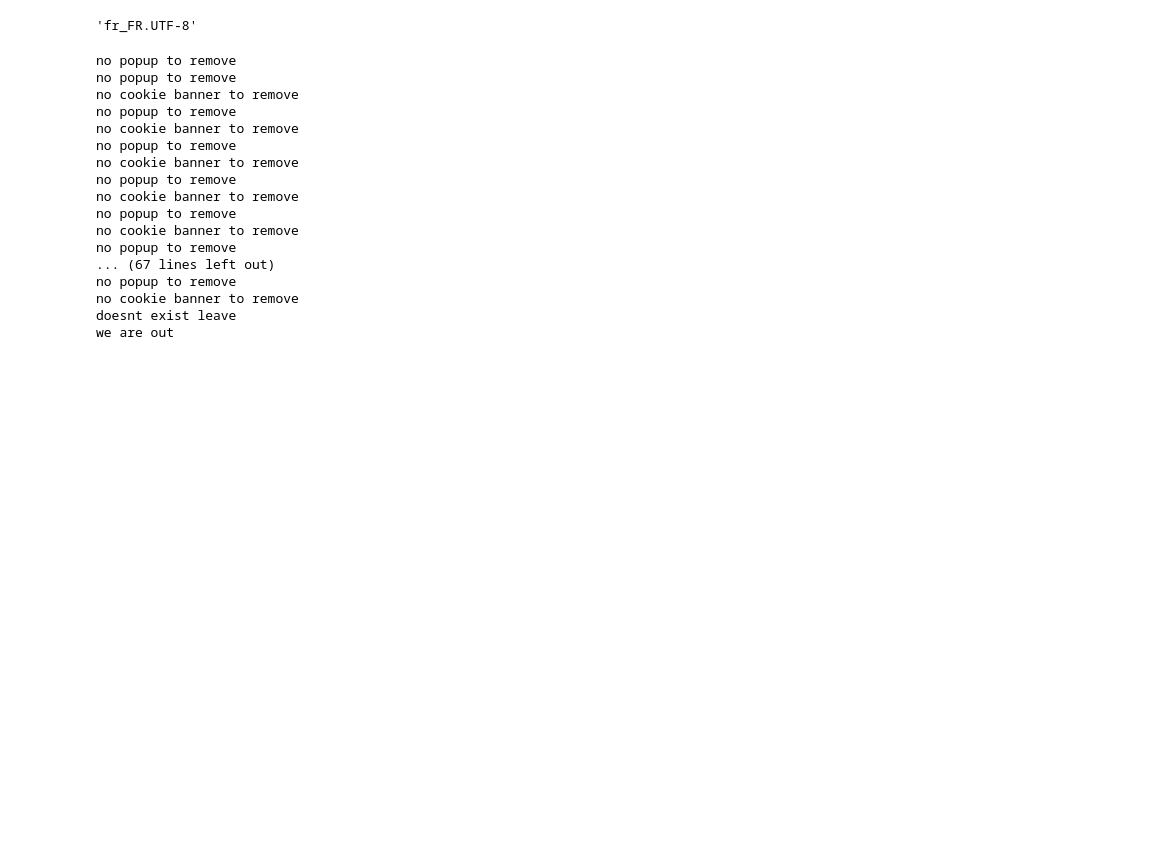
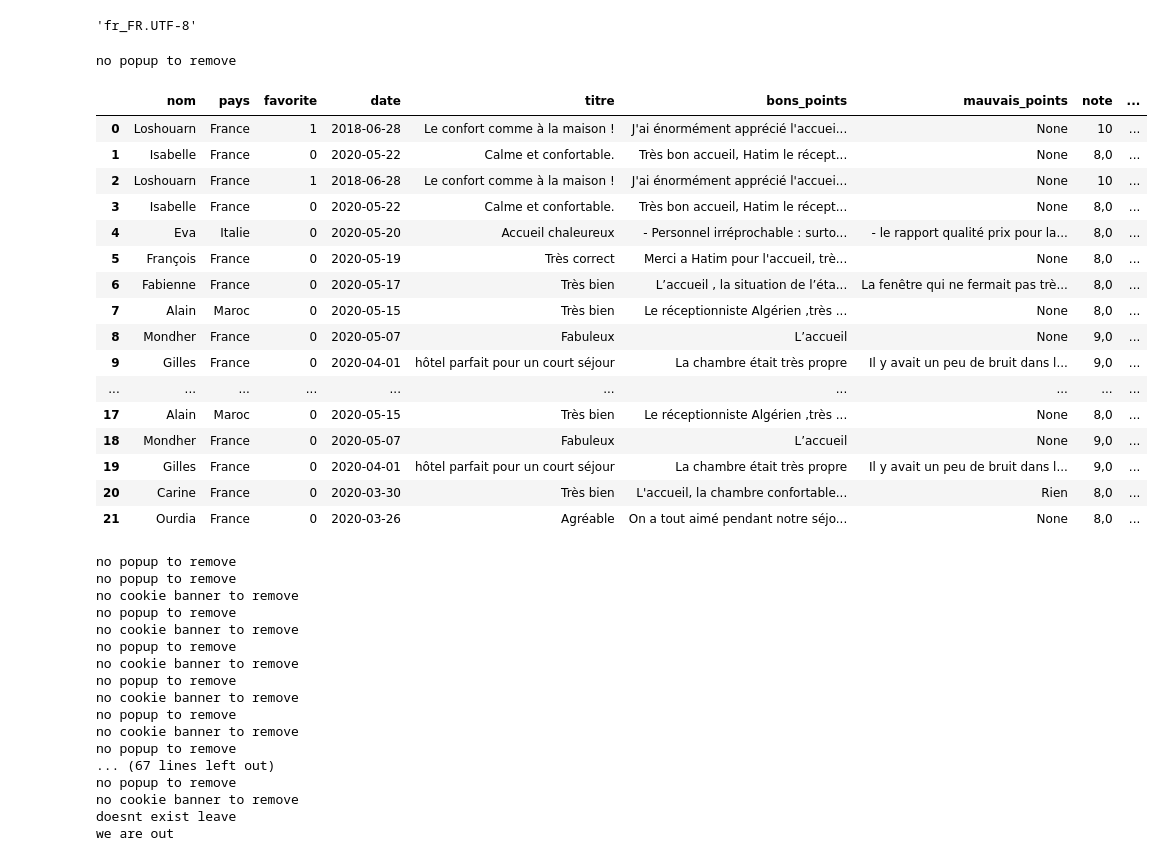
Before and after one commit to ProjetWebScrapingFlaskNLP/ProjetNLP, a Jupyter notebook: scrapping_booking.ipynb, the cells around one changed output. Drawn from its saved outputs; the diff is of its cells as text; code cells hidden in the pictures; blank space fills up the shorter version.

```diff
--- a/scrapping_booking.ipynb
+++ b/scrapping_booking.ipynb
@@ -92,3 +137,13 @@ df = {
+# %%
+def details_comment_2(df, review, etablissement):
+    columns = ['nom', 'pays', 'favorite', 'date', 'titre', 'bons_points', 'mauvais_points', 'note']
+
+    for col in columns:
+        get_comment_item_value(review, col)
+
+    df['type_etablissement'].append(etablissement['type'])
+    df['lieu'].append(etablissement['lieu'])
+    df['note_etablissement'].append(etablissement['note'])
 # %%
 def details_comment(df, review, etablissement):
     # review : Selenium object
@@ -178,7 +233,7 @@ def get_comments(url):
         browser.execute_script('arguments[0].scrollIntoView({behavior: "smooth", block: "end", inline: "nearest"});', review)
 
         # collect details about the review and store it inside the dictionary
-        details_comment(df, review, etablissement)
+        details_comment_2(df, review, etablissement)
         time.sleep(2)
 
     close_btn = browser.find_element_by_css_selector('.sliding-panel-widget.is-shown .sliding-panel-widget-close-button')
@@ -189,7 +244,31 @@ def get_comments(url):
     # ========= DEBUG ONLY ============= #
     # pp = pprint.PrettyPrinter(indent=4)
     # pp.pprint(df)
+    data = pd.DataFrame(df)
+    data.to_csv('booking.csv', index=False)
+    return data
     # ========= END DEBUG ONLY ========== #
+# %%
+get_comments(hotel_list[0])
+# %% [output]
+no popup to remove
+|  | nom | pays | favorite | date | titre | bons_points | mauvais_points | note | ... |
+| 0 | Loshouarn | France | 1 | 2018-06-28 | Le confort comme à la maison ! | J'ai énormément apprécié l'accuei... | None | 10 | ... |
+| 1 | Isabelle | France | 0 | 2020-05-22 | Calme et confortable. | Très bon accueil, Hatim le récept... | None | 8,0 | ... |
+| 2 | Loshouarn | France | 1 | 2018-06-28 | Le confort comme à la maison ! | J'ai énormément apprécié l'accuei... | None | 10 | ... |
+| 3 | Isabelle | France | 0 | 2020-05-22 | Calme et confortable. | Très bon accueil, Hatim le récept... | None | 8,0 | ... |
+| 4 | Eva | Italie | 0 | 2020-05-20 | Accueil chaleureux | - Personnel irréprochable : surto... | - le rapport qualité prix pour la... | 8,0 | ... |
+| 5 | François | France | 0 | 2020-05-19 | Très correct | Merci a Hatim pour l'accueil, trè... | None | 8,0 | ... |
+| 6 | Fabienne | France | 0 | 2020-05-17 | Très bien | L’accueil , la situation de l’éta... | La fenêtre qui ne fermait pas trè... | 8,0 | ... |
+| 7 | Alain | Maroc | 0 | 2020-05-15 | Très bien | Le réceptionniste Algérien ,très ... | None | 8,0 | ... |
+| 8 | Mondher | France | 0 | 2020-05-07 | Fabuleux | L’accueil | None | 9,0 | ... |
+| 9 | Gilles | France | 0 | 2020-04-01 | hôtel parfait pour un court séjour | La chambre était très propre | Il y avait un peu de bruit dans l... | 9,0 | ... |
+| ... | ... | ... | ... | ... | ... | ... | ... | ... | ... |
+| 17 | Alain | Maroc | 0 | 2020-05-15 | Très bien | Le réceptionniste Algérien ,très ... | None | 8,0 | ... |
+| 18 | Mondher | France | 0 | 2020-05-07 | Fabuleux | L’accueil | None | 9,0 | ... |
+| 19 | Gilles | France | 0 | 2020-04-01 | hôtel parfait pour un court séjour | La chambre était très propre | Il y avait un peu de bruit dans l... | 9,0 | ... |
+| 20 | Carine | France | 0 | 2020-03-30 | Très bien | L'accueil, la chambre confortable... | Rien | 8,0 | ... |
+| 21 | Ourdia | France | 0 | 2020-03-26 | Agréable | On a tout aimé pendant notre séjo... | None | 8,0 | ... |
 # %%
 def get_results(query):
     """
```
Also changed, not shown: parts of 2 cells of this notebook, 1 other file.
